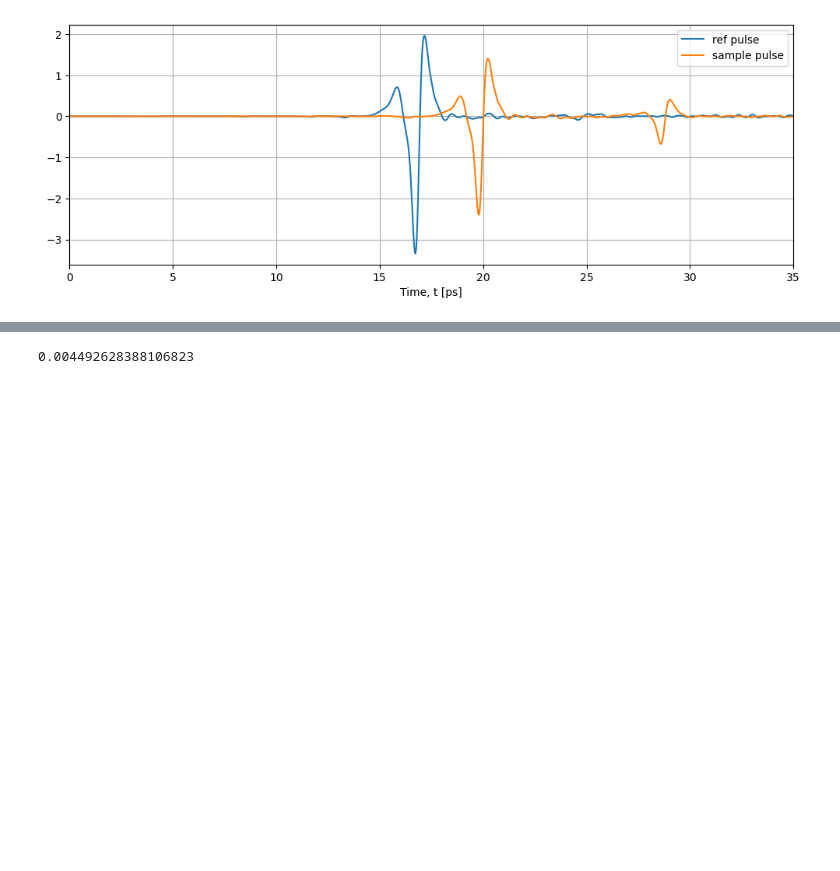
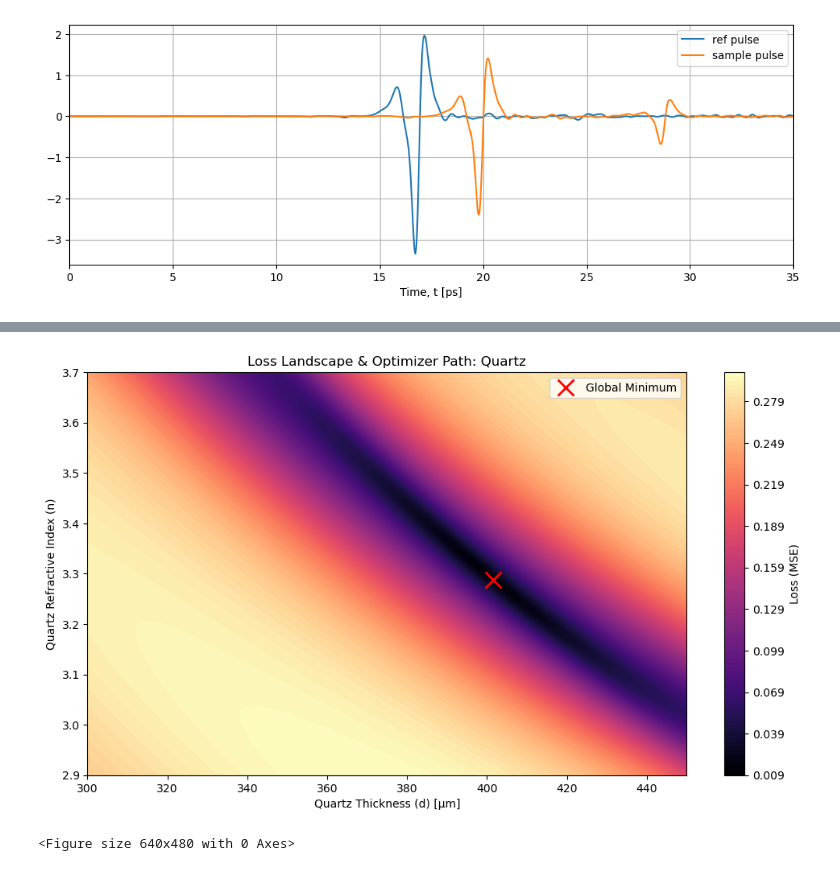
Before and after one commit to Loriginale2000/TerahertzProject, a Jupyter notebook: TheoTHzTDS/THz-TDS/Transfer Matrix Method/HRZ_Si_06_02_2026.ipynb, the cells around one changed output, grey strips where cells are left out. Drawn from its saved outputs; the diff is of its cells as text; code cells hidden in the pictures; blank space fills up the shorter version.

```diff
--- a/TheoTHzTDS/THz-TDS/Transfer Matrix Method/HRZ_Si_06_02_2026.ipynb
+++ b/TheoTHzTDS/THz-TDS/Transfer Matrix Method/HRZ_Si_06_02_2026.ipynb
@@ -453,6 +453,13 @@ ADAM:
 Appears to be near global minimum
 ======================================================================
-# %%
-min(grad_optimizer.loss_history)
-# %% [output]
-0.004492628388106823
+# %%
+from Matrix_methods.Loss_Structured_Grid_Visualization import generate_landscape_grid,plot_grid_landscape
+adam_history = grad_optimizer.iteration_history
+bayes_history = extractor.iteration_history
+
+n_d_Si = { (0, 'n'): (2.9, 3.7), (0, 'd'): (300e-6, 450e-6) }
+data, a1, a2, keys = generate_landscape_grid(reference_pulse_tensor, sample_pulse_tensor, deltat, layers_init , n_d_Si , num_points=100)
+plot_grid_landscape(data, a1, a2,keys)
+# %% [output]
+[figure, added]
+<Figure size 640x480 with 0 Axes>
```
Also changed, not shown: parts of 7 cells of this notebook, 3 other files.
